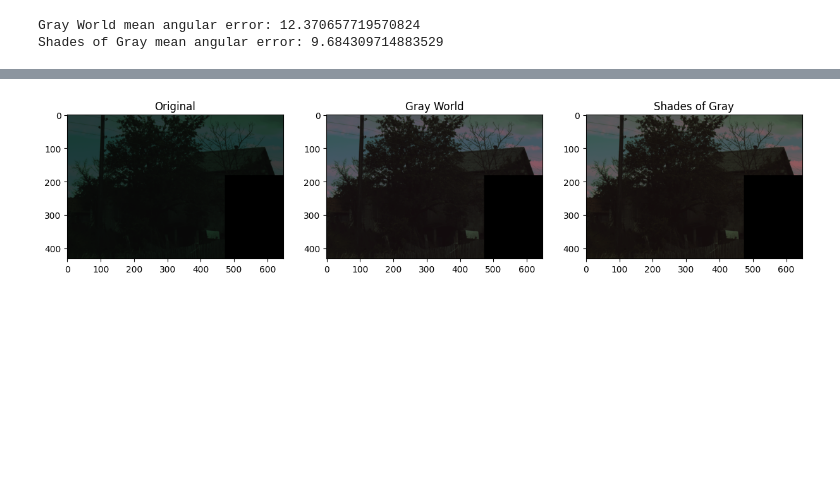
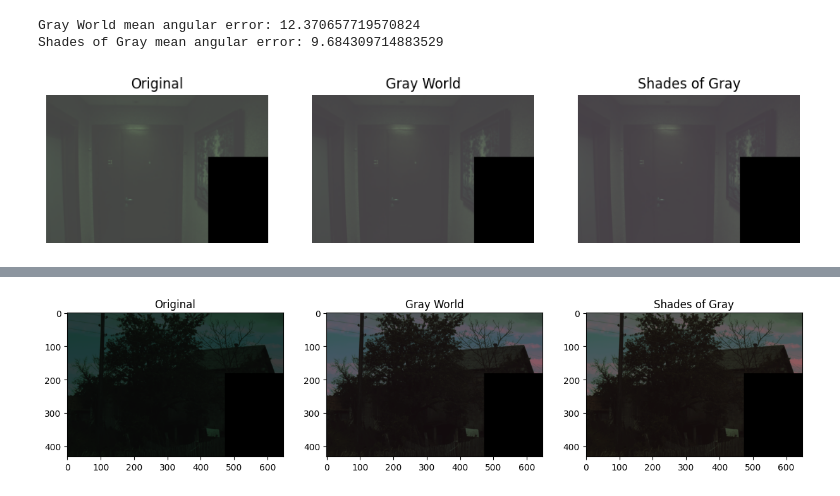
Before and after one commit to doroteatomic/white-balancing-algorithms, a Jupyter notebook: white_balancing.ipynb, the cells around one changed output, grey strips where cells are left out. Cells and saved outputs as stored; diff of their text form; code cells hidden in the pictures; blank space fills up the shorter version.

Commit message:
Updated code with better images

```diff
--- a/white_balancing.ipynb
+++ b/white_balancing.ipynb
@@ -233,0 +285,36 @@ Shades of Gray mean angular error: 9.684309714883529
+# %%
+image = load_image(path)
+
+
+gw_illum = gray_world_illum(image)
+sg_illum = shades_of_gray_illum(image)
+
+
+img_gw = apply_wb(image, gw_illum)
+img_sg = apply_wb(image, sg_illum)
+
+
+img_orig = apply_wb(image, np.array([1,1,1]))
+# %%
+import matplotlib.pyplot as plt
+
+plt.figure(figsize=(12,4))
+
+plt.subplot(1,3,1)
+plt.title("Original")
+plt.imshow(img_orig)
+plt.axis('off')
+
+plt.subplot(1,3,2)
+plt.title("Gray World")
+plt.imshow(img_gw)
+plt.axis('off')
+
+plt.subplot(1,3,3)
+plt.title("Shades of Gray")
+plt.imshow(img_sg)
+plt.axis('off')
+
+plt.show()
+# %% [output]
+[figure, added]
```
Also changed, not shown: parts of 9 cells of this notebook.
